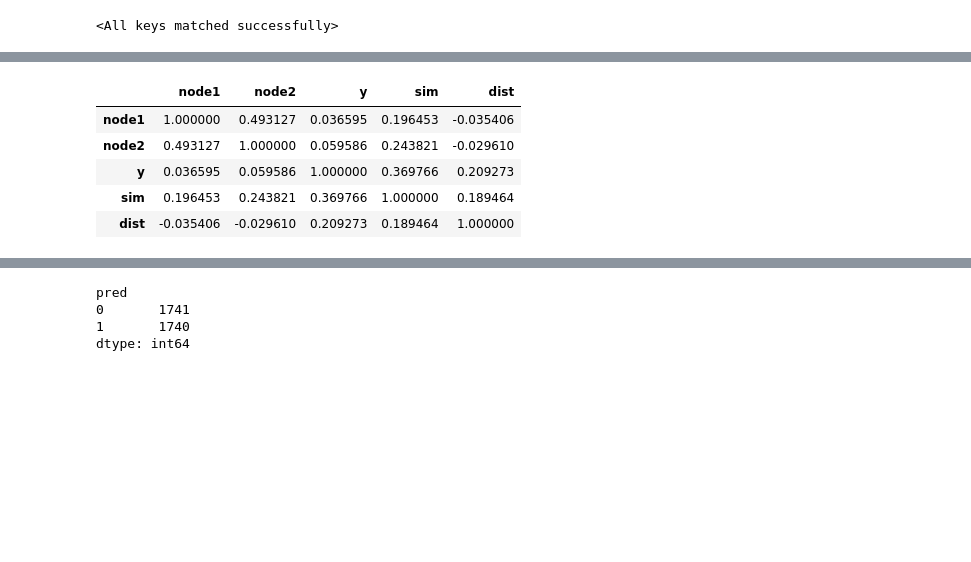
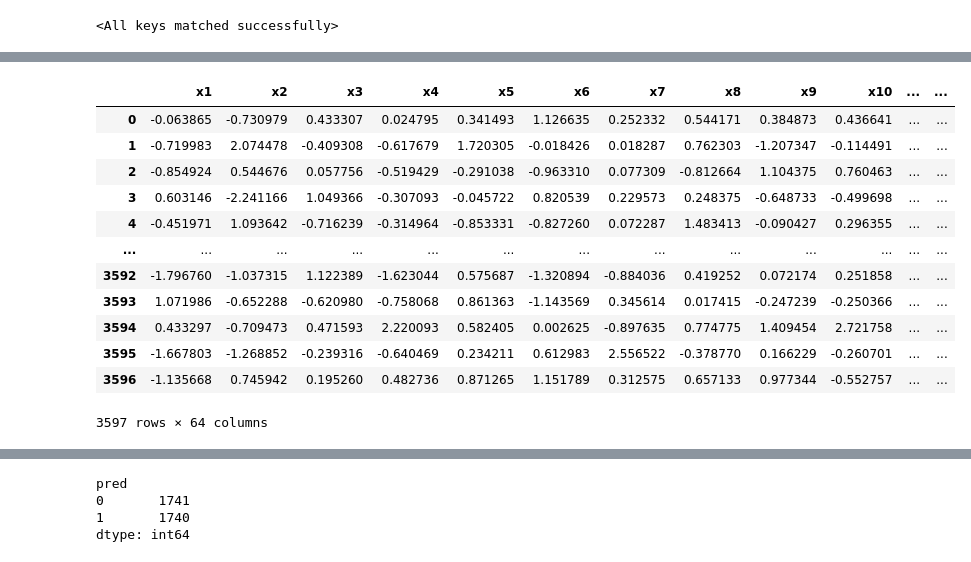
Before and after one commit to lassefschmidt/Network-Science_Challenge, a Jupyter notebook: 1_Node Embedding_VGNAE.ipynb, the cells around one changed output, grey strips where cells are left out. Saved outputs shown, nothing was run; the diff lists cells and outputs as text; code cells hidden in the pictures; blank space fills up the shorter version.

```diff
--- a/1_Node Embedding_VGNAE.ipynb
+++ b/1_Node Embedding_VGNAE.ipynb
@@ -162,2 +219,2 @@ Text(0.5, 1.0, 'VGNAE projection (first 2 dim) of nodes')
 # %%
-node_emb = pd.DataFrame(embedding).rename(columns = {0: "x1", 1: "x2"})
+node_emb = pd.DataFrame(embedding).rename(columns = {val: f"x{val+1}" for val in range(embedding.shape[1])})
@@ -174,10 +221,17 @@ sns.pairplot(tmp[["sim", "dist", "y"]], hue = "y")
-# %%
-tmp.corr()
-# %% [output]
-|  | node1 | node2 | y | sim | dist |
-| node1 | 1.000000 | 0.493127 | 0.036595 | 0.196453 | -0.035406 |
-| node2 | 0.493127 | 1.000000 | 0.059586 | 0.243821 | -0.029610 |
-| y | 0.036595 | 0.059586 | 1.000000 | 0.369766 | 0.209273 |
-| sim | 0.196453 | 0.243821 | 0.369766 | 1.000000 | 0.189464 |
-| dist | -0.035406 | -0.029610 | 0.209273 | 0.189464 | 1.000000 |
+# %%
+node_emb
+# %% [output]
+|  | x1 | x2 | x3 | x4 | x5 | x6 | x7 | x8 | x9 | x10 | ... | ... |
+| 0 | -0.063865 | -0.730979 | 0.433307 | 0.024795 | 0.341493 | 1.126635 | 0.252332 | 0.544171 | 0.384873 | 0.436641 | ... | ... |
+| 1 | -0.719983 | 2.074478 | -0.409308 | -0.617679 | 1.720305 | -0.018426 | 0.018287 | 0.762303 | -1.207347 | -0.114491 | ... | ... |
+| 2 | -0.854924 | 0.544676 | 0.057756 | -0.519429 | -0.291038 | -0.963310 | 0.077309 | -0.812664 | 1.104375 | 0.760463 | ... | ... |
+| 3 | 0.603146 | -2.241166 | 1.049366 | -0.307093 | -0.045722 | 0.820539 | 0.229573 | 0.248375 | -0.648733 | -0.499698 | ... | ... |
+| 4 | -0.451971 | 1.093642 | -0.716239 | -0.314964 | -0.853331 | -0.827260 | 0.072287 | 1.483413 | -0.090427 | 0.296355 | ... | ... |
+| ... | ... | ... | ... | ... | ... | ... | ... | ... | ... | ... | ... | ... |
+| 3592 | -1.796760 | -1.037315 | 1.122389 | -1.623044 | 0.575687 | -1.320894 | -0.884036 | 0.419252 | 0.072174 | 0.251858 | ... | ... |
+| 3593 | 1.071986 | -0.652288 | -0.620980 | -0.758068 | 0.861363 | -1.143569 | 0.345614 | 0.017415 | -0.247239 | -0.250366 | ... | ... |
+| 3594 | 0.433297 | -0.709473 | 0.471593 | 2.220093 | 0.582405 | 0.002625 | -0.897635 | 0.774775 | 1.409454 | 2.721758 | ... | ... |
+| 3595 | -1.667803 | -1.268852 | -0.239316 | -0.640469 | 0.234211 | 0.612983 | 2.556522 | -0.378770 | 0.166229 | -0.260701 | ... | ... |
+| 3596 | -1.135668 | 0.745942 | 0.195260 | 0.482736 | 0.871265 | 1.151789 | 0.312575 | 0.657133 | 0.977344 | -0.552757 | ... | ... |
+3597 rows × 64 columns
 # %% [markdown]
```
Also changed, not shown: parts of 19 cells of this notebook, 9 other files.
